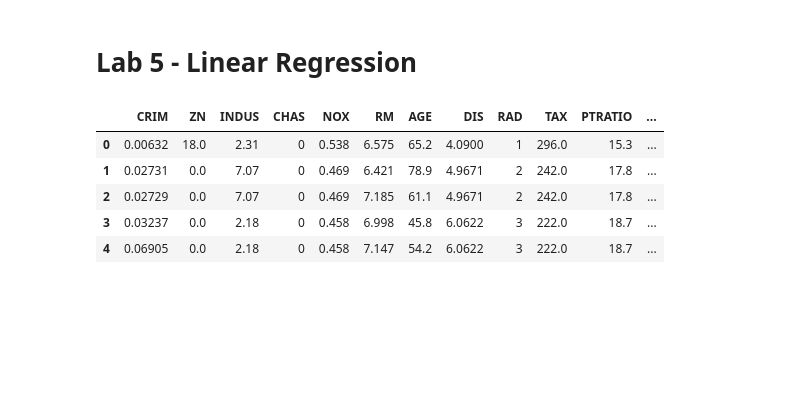
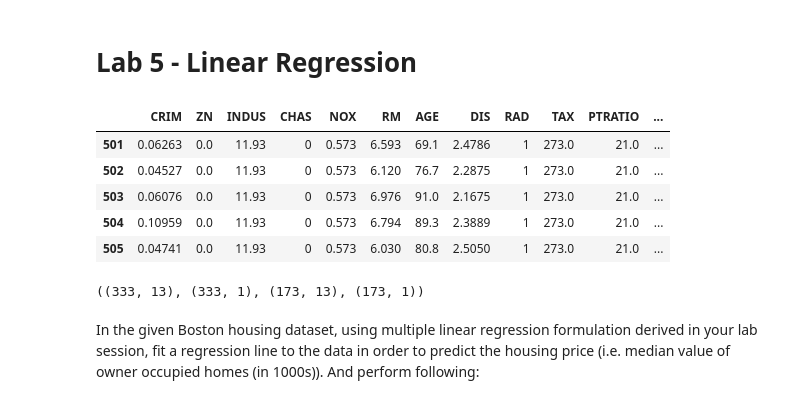
Before and after one commit to nyanko3434/Year-2-Part-I_Data_Science_Lab, a Jupyter notebook: Lab5/Lab5_assignment.ipynb, the cells around one changed output. Cells and saved outputs as stored; diff of their text form; code cells hidden in the pictures; blank space fills up the shorter version.

```diff
--- a/Lab5/Lab5_assignment.ipynb
+++ b/Lab5/Lab5_assignment.ipynb
@@ -12,11 +12,11 @@ columns = [
 # %%
 data = pd.read_csv('boston_housing.txt', sep='\s+', skiprows=49, names=columns)
 # %%
-data.head()
+data.tail()
 # %% [output]
 |  | CRIM | ZN | INDUS | CHAS | NOX | RM | AGE | DIS | RAD | TAX | PTRATIO | ... |
-| 0 | 0.00632 | 18.0 | 2.31 | 0 | 0.538 | 6.575 | 65.2 | 4.0900 | 1 | 296.0 | 15.3 | ... |
-| 1 | 0.02731 | 0.0 | 7.07 | 0 | 0.469 | 6.421 | 78.9 | 4.9671 | 2 | 242.0 | 17.8 | ... |
-| 2 | 0.02729 | 0.0 | 7.07 | 0 | 0.469 | 7.185 | 61.1 | 4.9671 | 2 | 242.0 | 17.8 | ... |
-| 3 | 0.03237 | 0.0 | 2.18 | 0 | 0.458 | 6.998 | 45.8 | 6.0622 | 3 | 222.0 | 18.7 | ... |
-| 4 | 0.06905 | 0.0 | 2.18 | 0 | 0.458 | 7.147 | 54.2 | 6.0622 | 3 | 222.0 | 18.7 | ... |
+| 501 | 0.06263 | 0.0 | 11.93 | 0 | 0.573 | 6.593 | 69.1 | 2.4786 | 1 | 273.0 | 21.0 | ... |
+| 502 | 0.04527 | 0.0 | 11.93 | 0 | 0.573 | 6.120 | 76.7 | 2.2875 | 1 | 273.0 | 21.0 | ... |
+| 503 | 0.06076 | 0.0 | 11.93 | 0 | 0.573 | 6.976 | 91.0 | 2.1675 | 1 | 273.0 | 21.0 | ... |
+| 504 | 0.10959 | 0.0 | 11.93 | 0 | 0.573 | 6.794 | 89.3 | 2.3889 | 1 | 273.0 | 21.0 | ... |
+| 505 | 0.04741 | 0.0 | 11.93 | 0 | 0.573 | 6.030 | 80.8 | 2.5050 | 1 | 273.0 | 21.0 | ... |
@@ -22,0 +37,9 @@ data.head()
+# %%
+x_train.shape, y_train.shape, x_test.shape, y_test.shape
+# %% [output]
+((333, 13), (333, 1), (173, 13), (173, 1))
+# %% [markdown]
+In the given Boston housing dataset, using multiple linear regression formulation
+derived in your lab session, fit a regression line to the data in order to predict the
+housing price (i.e. median value of owner occupied homes (in 1000s)). And perform
+following:
```
Also changed, not shown: parts of 27 cells of this notebook.
